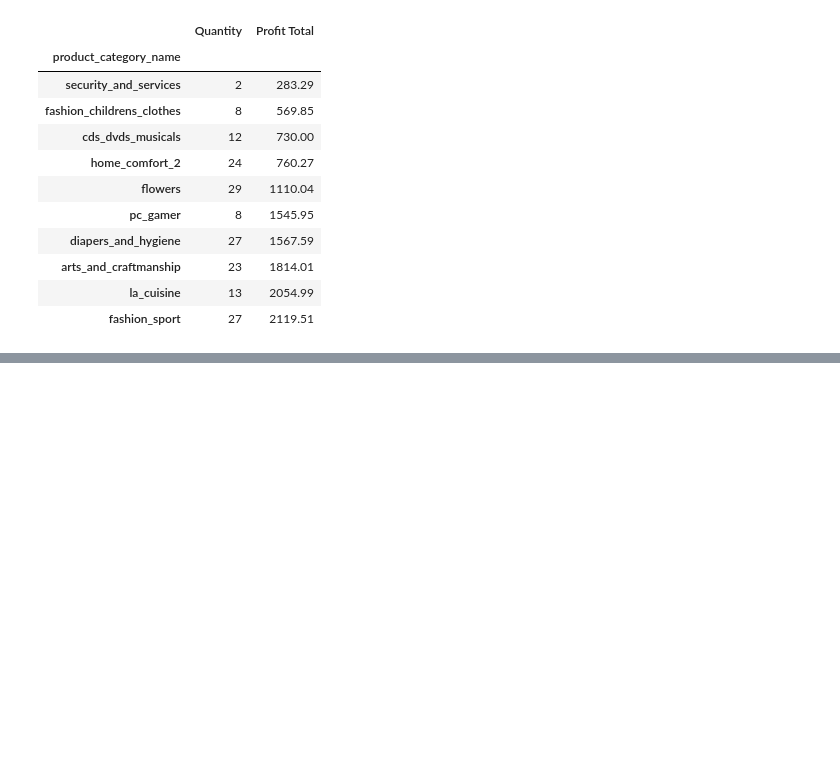
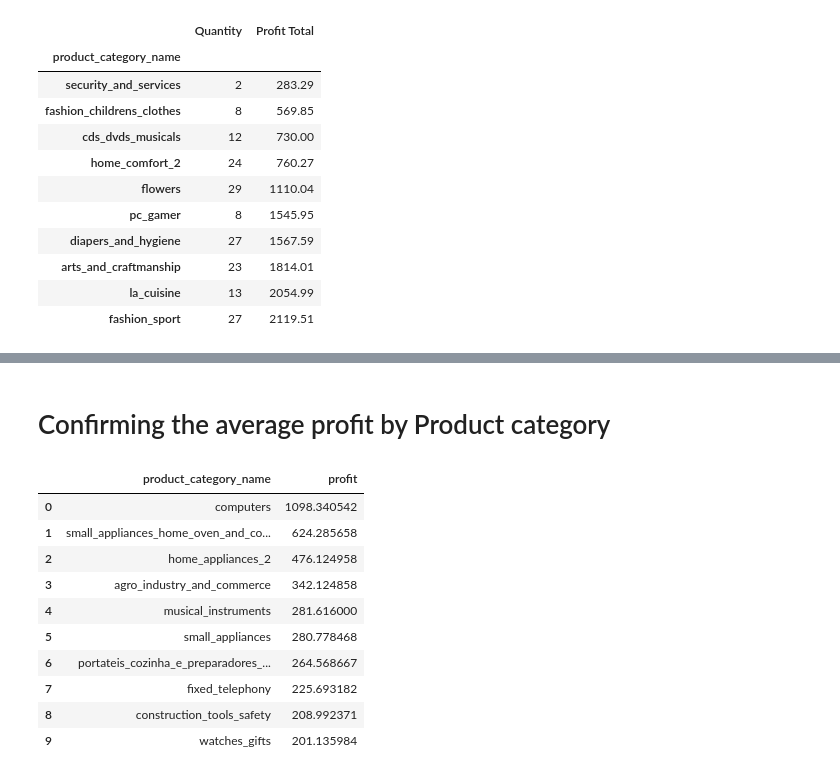
Before and after one commit to esvm4/225IS1401, a Jupyter notebook: Cross_FEACP/eda.ipynb, the cells around one changed output, grey strips where cells are left out. Cells and saved outputs as stored; diff of their text form; code cells hidden in the pictures; blank space fills up the shorter version.

```diff
--- a/Cross_FEACP/eda.ipynb
+++ b/Cross_FEACP/eda.ipynb
@@ -176,0 +199,18 @@ top_categ_by_profit
+# %% [markdown]
+# Confirming the average profit by Product category
+# %%
+MeanSales_cat = merged_df.groupby(["product_category_name"]).agg({"profit":"mean"})
+MeanSales_cat = MeanSales_cat.sort_values(ascending=False, by="profit")[:10].reset_index()
+MeanSales_cat
+# %% [output]
+|  | product_category_name | profit |
+| 0 | computers | 1098.340542 |
+| 1 | small_appliances_home_oven_and_co... | 624.285658 |
+| 2 | home_appliances_2 | 476.124958 |
+| 3 | agro_industry_and_commerce | 342.124858 |
+| 4 | musical_instruments | 281.616000 |
+| 5 | small_appliances | 280.778468 |
+| 6 | portateis_cozinha_e_preparadores_... | 264.568667 |
+| 7 | fixed_telephony | 225.693182 |
+| 8 | construction_tools_safety | 208.992371 |
+| 9 | watches_gifts | 201.135984 |
```
Also changed, not shown: parts of 2 cells of this notebook.
